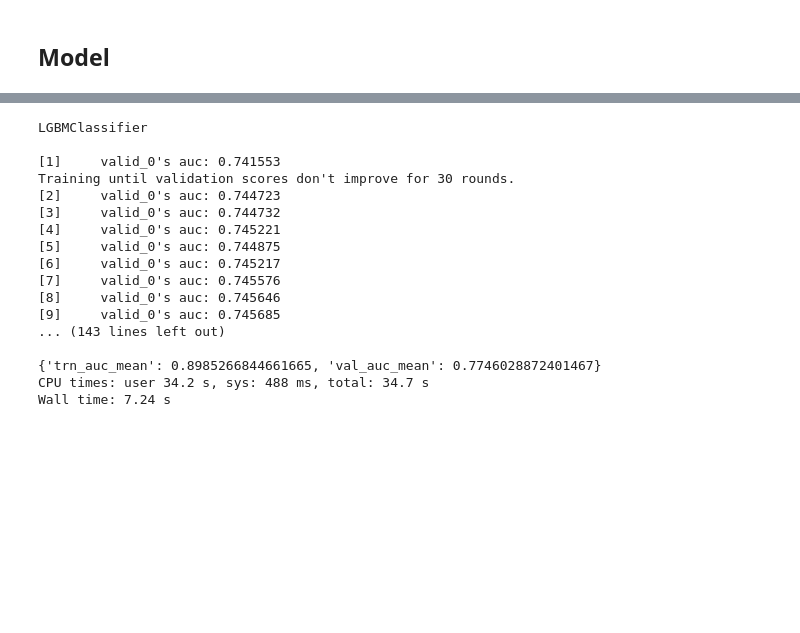
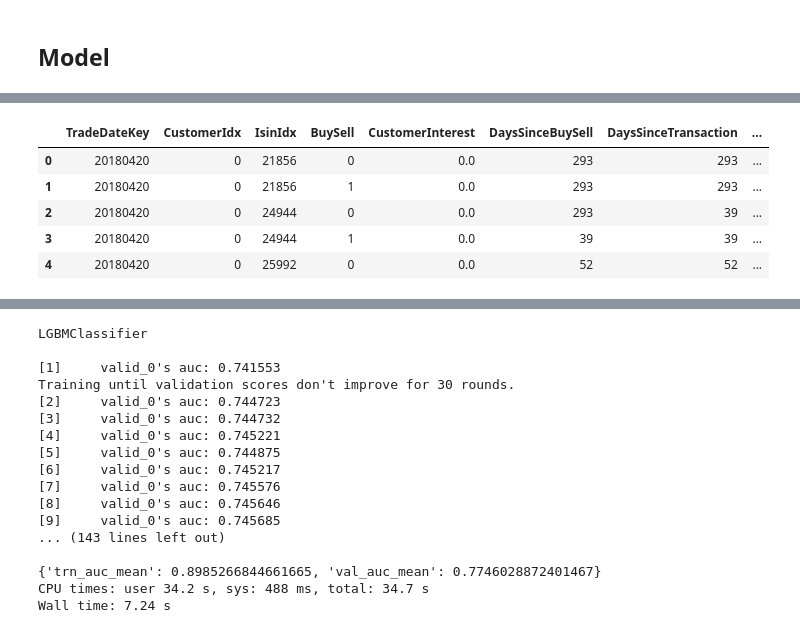
Before and after one commit to Robert-Aduviri/DSG-2018-Qualifiers, a Jupyter notebook: notebooks/robert/RA-05-Baseline-Temporal-Data.ipynb, the cells around one changed output, grey strips where cells are left out. Cells and saved outputs as stored; diff of their text form; code cells hidden in the pictures; blank space fills up the shorter version.

```diff
--- a/notebooks/robert/RA-05-Baseline-Temporal-Data.ipynb
+++ b/notebooks/robert/RA-05-Baseline-Temporal-Data.ipynb
@@ -133,0 +143,9 @@ metric_names = ['auc']
+# %%
+val.head()
+# %% [output]
+|  | TradeDateKey | CustomerIdx | IsinIdx | BuySell | CustomerInterest | DaysSinceBuySell | DaysSinceTransaction | ... |
+| 0 | 20180420 | 0 | 21856 | 0 | 0.0 | 293 | 293 | ... |
+| 1 | 20180420 | 0 | 21856 | 1 | 0.0 | 293 | 293 | ... |
+| 2 | 20180420 | 0 | 24944 | 0 | 0.0 | 293 | 39 | ... |
+| 3 | 20180420 | 0 | 24944 | 1 | 0.0 | 39 | 39 | ... |
+| 4 | 20180420 | 0 | 25992 | 0 | 0.0 | 52 | 52 | ... |
```
Also changed, not shown: parts of 3 cells of this notebook, 4 other files.
